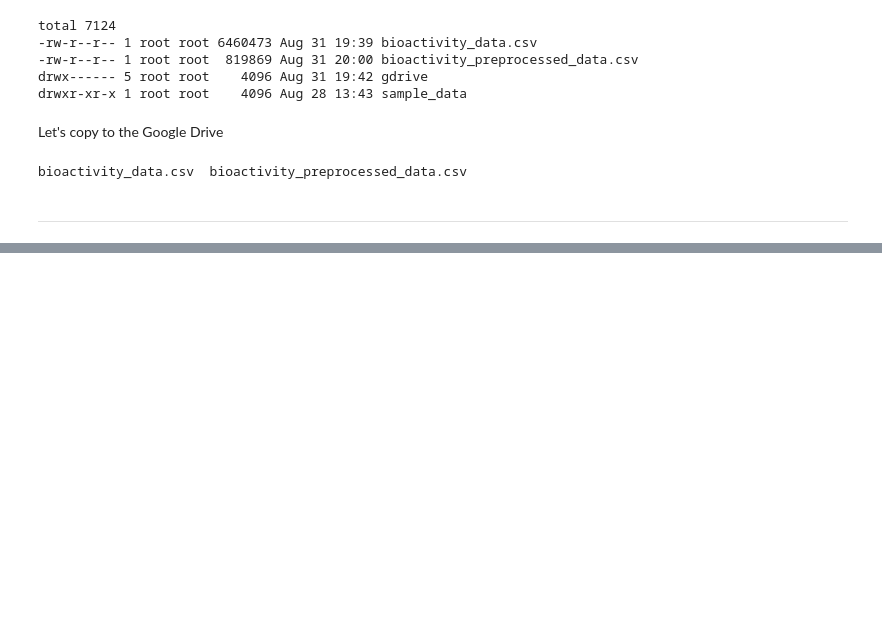
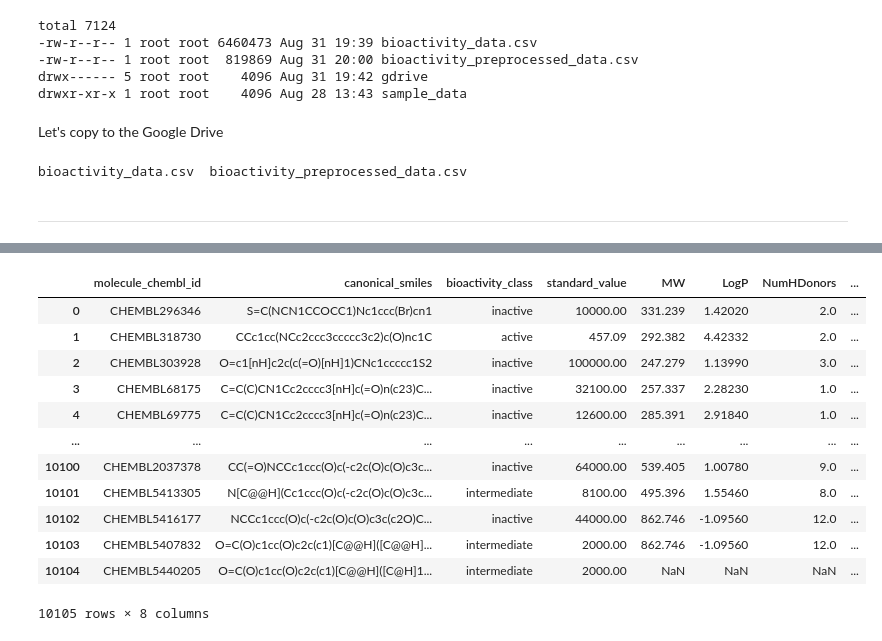
Before and after one commit to georgegabriel419/Data-Science-Tools-and-Ecosystem, a Jupyter notebook: python/CDD_ML_Part_1_bioactivity_data.ipynb, the cells around one changed output, grey strips where cells are left out. Saved outputs shown, nothing was run; the diff lists cells and outputs as text; code cells hidden in the pictures; blank space fills up the shorter version.

```diff
--- a/python/CDD_ML_Part_1_bioactivity_data.ipynb
+++ b/python/CDD_ML_Part_1_bioactivity_data.ipynb
@@ -330,0 +358,2 @@ bioactivity_data.csv  bioactivity_preprocessed_data.csv
+# %%
+df = pd.read_csv('bioactivity_preprocessed_data.csv')
@@ -330,0 +374,26 @@ bioactivity_data.csv  bioactivity_preprocessed_data.csv
+# %%
+def lipinski(smiles, verbose=False):
+    moldata = []
+    for elem in smiles:
+        if pd.isna(elem):  # skip NaN values
+            continue
+        mol = Chem.MolFromSmiles(str(elem))  # force to string
+        if mol is not None:  # skip invalid molecules
+            moldata.append(mol)
+
+    baseData = []
+    for mol in moldata:
+        desc_MolWt = Descriptors.MolWt(mol)
+        desc_MolLogP = Descriptors.MolLogP(mol)
+        desc_NumHDonors = Lipinski.NumHDonors(mol)
+        desc_NumHAcceptors = Lipinski.NumHAcceptors(mol)
+
+        row = [desc_MolWt, desc_MolLogP, desc_NumHDonors, desc_NumHAcceptors]
+        baseData.append(row)
+
+    columnNames = ["MW", "LogP", "NumHDonors", "NumHAcceptors"]
+    descriptors = pd.DataFrame(data=baseData, columns=columnNames)
+
+    return descriptors
+# %%
+df_lipinski = lipinski(df.canonical_smiles)
@@ -330,0 +432,18 @@ bioactivity_data.csv  bioactivity_preprocessed_data.csv
+# %%
+df_combined = pd.concat([df,df_lipinski], axis=1)
+# %%
+df_combined
+# %% [output]
+|  | molecule_chembl_id | canonical_smiles | bioactivity_class | standard_value | MW | LogP | NumHDonors | ... |
+| 0 | CHEMBL296346 | S=C(NCN1CCOCC1)Nc1ccc(Br)cn1 | inactive | 10000.00 | 331.239 | 1.42020 | 2.0 | ... |
+| 1 | CHEMBL318730 | CCc1cc(NCc2ccc3ccccc3c2)c(O)nc1C | active | 457.09 | 292.382 | 4.42332 | 2.0 | ... |
+| 2 | CHEMBL303928 | O=c1[nH]c2c(c(=O)[nH]1)CNc1ccccc1S2 | inactive | 100000.00 | 247.279 | 1.13990 | 3.0 | ... |
+| 3 | CHEMBL68175 | C=C(C)CN1Cc2cccc3[nH]c(=O)n(c23)C... | inactive | 32100.00 | 257.337 | 2.28230 | 1.0 | ... |
+| 4 | CHEMBL69775 | C=C(C)CN1Cc2cccc3[nH]c(=O)n(c23)C... | inactive | 12600.00 | 285.391 | 2.91840 | 1.0 | ... |
+| ... | ... | ... | ... | ... | ... | ... | ... | ... |
+| 10100 | CHEMBL2037378 | CC(=O)NCCc1ccc(O)c(-c2c(O)c(O)c3c... | inactive | 64000.00 | 539.405 | 1.00780 | 9.0 | ... |
+| 10101 | CHEMBL5413305 | N[C@@H](Cc1ccc(O)c(-c2c(O)c(O)c3c... | intermediate | 8100.00 | 495.396 | 1.55460 | 8.0 | ... |
+| 10102 | CHEMBL5416177 | NCCc1ccc(O)c(-c2c(O)c(O)c3c(c2O)C... | inactive | 44000.00 | 862.746 | -1.09560 | 12.0 | ... |
+| 10103 | CHEMBL5407832 | O=C(O)c1cc(O)c2c(c1)[C@@H]([C@@H]... | intermediate | 2000.00 | 862.746 | -1.09560 | 12.0 | ... |
+| 10104 | CHEMBL5440205 | O=C(O)c1cc(O)c2c(c1)[C@@H]([C@H]1... | intermediate | 2000.00 | NaN | NaN | NaN | ... |
+10105 rows × 8 columns
```
Also changed, not shown: parts of 8 cells of this notebook.
